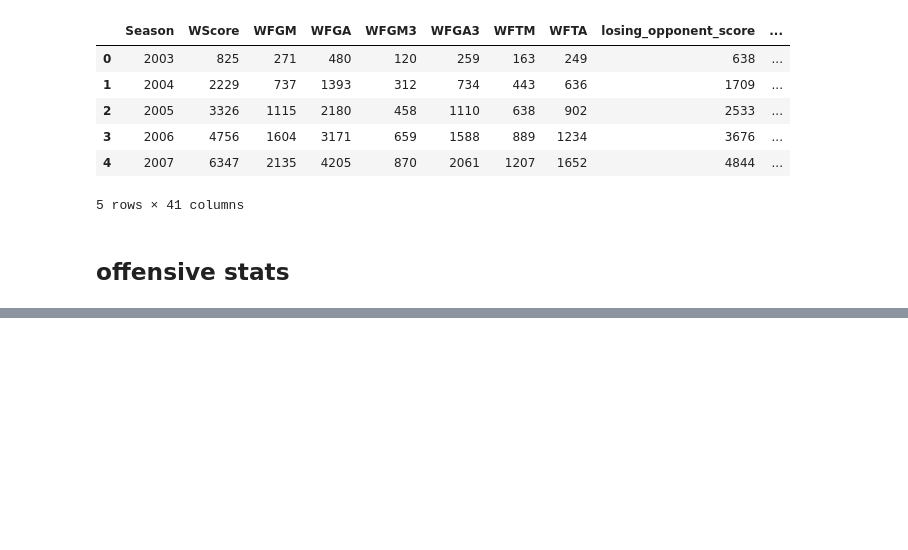
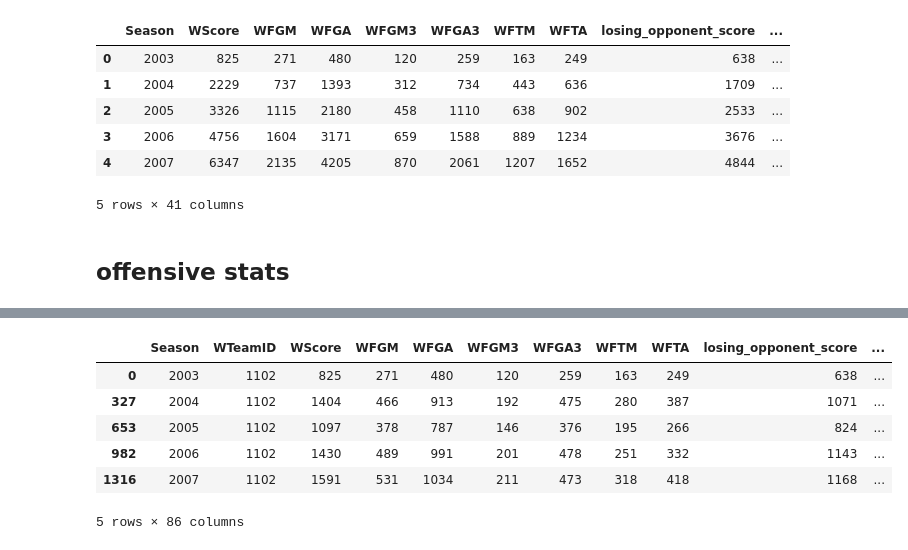
Before and after one commit to shumingpeh/kaggle-ncaa-madness-men, a Jupyter notebook: Intermediate Variables.ipynb, the cells around one changed output, grey strips where cells are left out. Cells and saved outputs as stored; diff of their text form; code cells hidden in the pictures; blank space fills up the shorter version.

```diff
--- a/Intermediate Variables.ipynb
+++ b/Intermediate Variables.ipynb
@@ -414,0 +779,47 @@ pd.read_csv("data/DataFiles/TeamCoaches.csv").head()
+# %%
+combine_both_winning_losing_games_stats = (
+    winning_games_up_to_2013
+    .merge(losing_games_up_to_2013, how='left',left_on=['Season','WTeamID'],right_on=['Season','LTeamID'])
+    # on field goal percentage and winning counts
+    .pipe(lambda x:x.assign(total_score = x.WScore + x.LScore))
+    .pipe(lambda x:x.assign(total_opponent_score = x.winning_opponent_score + x.losing_opponent_score))
+    .pipe(lambda x:x.assign(total_fgm = x.WFGM + x.LFGM))
+    .pipe(lambda x:x.assign(total_fga = x.WFGA + x.LFGA))
+    .pipe(lambda x:x.assign(total_fg3m = x.WFGM3 + x.LFGM3))
+    .pipe(lambda x:x.assign(total_fg3a = x.WFGA3 + x.LFGA3))
+    .pipe(lambda x:x.assign(total_ftm = x.WFTM + x.LFTM))
+    .pipe(lambda x:x.assign(total_fta = x.WFTA + x.LFTA))
+    .pipe(lambda x:x.assign(win_rate = x.winning_num_counts/(x.winning_num_counts + x.losing_num_counts)))
+    .sort_values(['WTeamID','Season'])
+    # on offensive and defensive rebounds
+    .pipe(lambda x:x.assign(total_rebounds = x.total_winning_rebounds + x.total_losing_rebounds))
+    .pipe(lambda x:x.assign(total_off_rebounds = x.WOR + x.LOR))
+    .pipe(lambda x:x.assign(total_def_rebounds = x.WDR + x.LDR))
+    .pipe(lambda x:x.assign(total_off_rebounds_percent = x.total_off_rebounds/x.total_rebounds))
+    .pipe(lambda x:x.assign(total_def_rebounds_percent = x.total_def_rebounds/x.total_rebounds))
+    .pipe(lambda x:x.assign(total_team_missed_attempts = x.team_missed_attempts + x.losing_team_missed_attempts))
+    .pipe(lambda x:x.assign(total_opp_team_missed_attempts = x.opp_team_missed_attempts + x.winning_opp_team_missed_attempts))
+    .pipe(lambda x:x.assign(total_rebound_possession_percent = x.total_off_rebounds/x.total_team_missed_attempts))
+    .pipe(lambda x:x.assign(total_rebound_possessiongain_percent = x.total_def_rebounds/x.total_opp_team_missed_attempts))
+    # on steals, turnovers, assists, blocks and personal fouls
+    .pipe(lambda x:x.assign(total_blocks = x.WBlk + x.LBlk))
+    .pipe(lambda x:x.assign(total_assists = x.WAst + x.LAst))
+    .pipe(lambda x:x.assign(total_steals = x.WStl + x.LStl))
+    .pipe(lambda x:x.assign(total_turnover = x.WTO + x.LTO))
+    .pipe(lambda x:x.assign(total_personalfoul = x.WPF + x.LPF))
+    .pipe(lambda x:x.assign(total_opp_fga = x.LFGA_opp + x.WFGA_opp))
+    .pipe(lambda x:x.assign(total_fgm = x.WFGM + x.LFGM))
+    .pipe(lambda x:x.assign(total_block_opp_FGA_percent = x.total_blocks/x.total_opp_fga))
+    .pipe(lambda x:x.assign(total_assist_per_fgm = x.total_assists/x.total_fgm))
+    .pipe(lambda x:x.assign(total_assist_turnover_ratio = x.total_assists/x.total_turnover))
+)
+
+combine_both_winning_losing_games_stats.head()
+# %% [output]
+|  | Season | WTeamID | WScore | WFGM | WFGA | WFGM3 | WFGA3 | WFTM | WFTA | losing_opponent_score | ... |
+| 0 | 2003 | 1102 | 825 | 271 | 480 | 120 | 259 | 163 | 249 | 638 | ... |
+| 327 | 2004 | 1102 | 1404 | 466 | 913 | 192 | 475 | 280 | 387 | 1071 | ... |
+| 653 | 2005 | 1102 | 1097 | 378 | 787 | 146 | 376 | 195 | 266 | 824 | ... |
+| 982 | 2006 | 1102 | 1430 | 489 | 991 | 201 | 478 | 251 | 332 | 1143 | ... |
+| 1316 | 2007 | 1102 | 1591 | 531 | 1034 | 211 | 473 | 318 | 418 | 1168 | ... |
+5 rows × 86 columns
```
Also changed, not shown: parts of 42 cells of this notebook, 2 other files.
